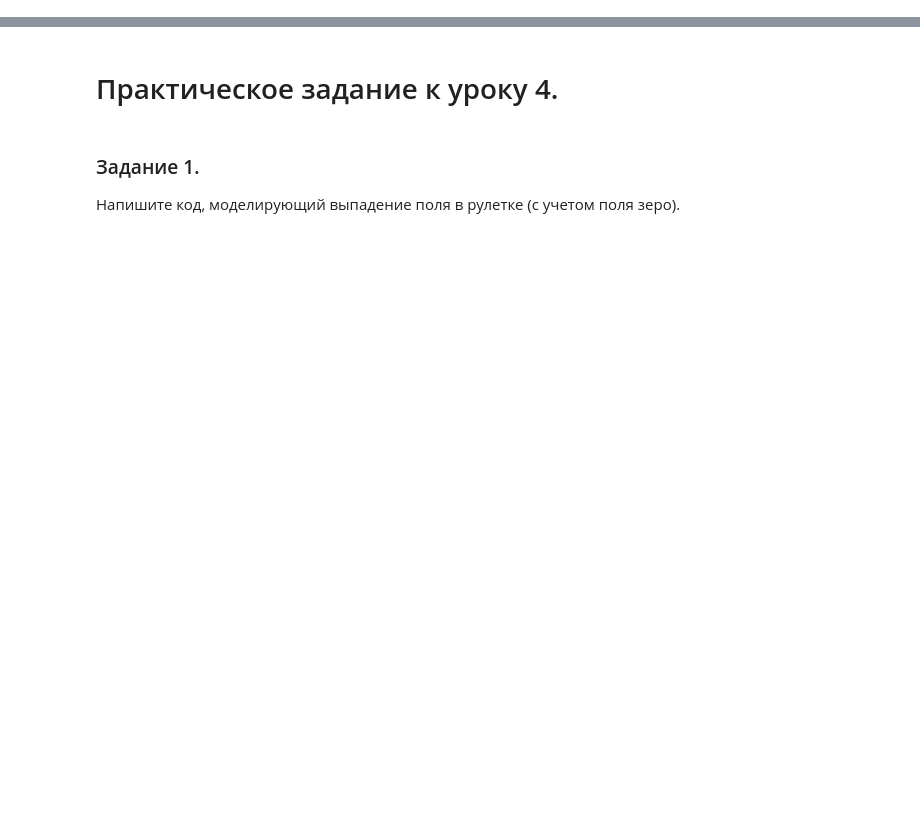
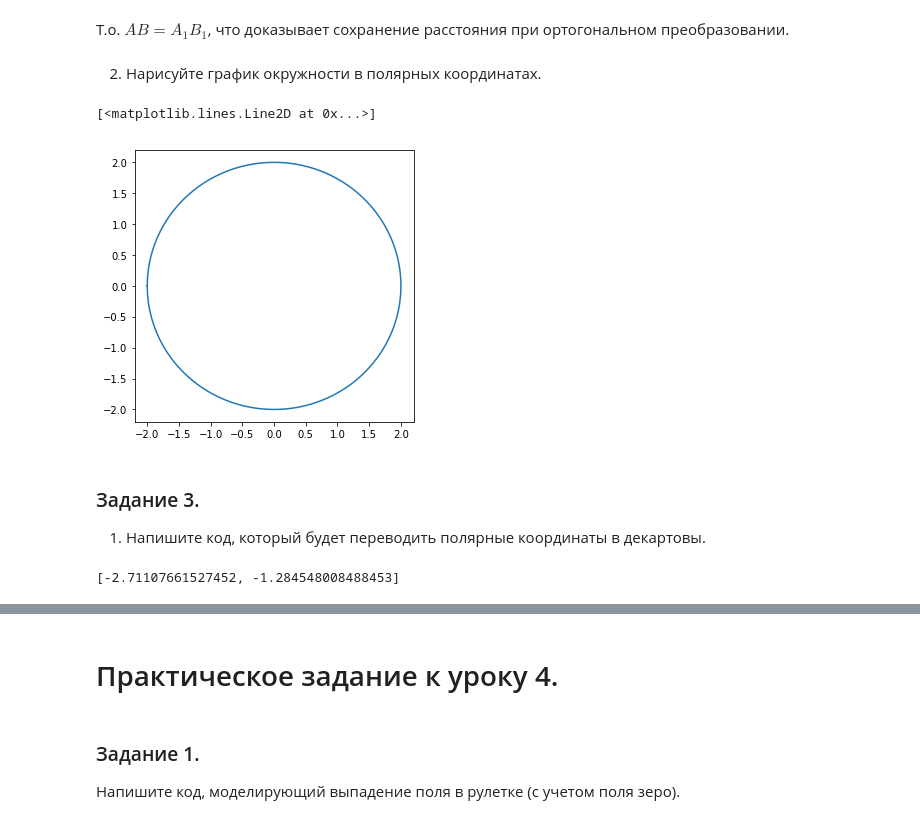
Before and after one commit to francuzovd/higher_mathematics, a Jupyter notebook: HW_lesson_2.ipynb, the cells around one changed output, grey strips where cells are left out. Cells and saved outputs as stored; diff of their text form; code cells hidden in the pictures; blank space fills up the shorter version.

```diff
--- a/HW_lesson_2.ipynb
+++ b/HW_lesson_2.ipynb
@@ -3,0 +40,25 @@ import matplotlib.pyplot as plt
+# %% [markdown]
+Т.о. $AB = A_{1}B_{1}$, что доказывает сохранение расстояния при ортогональном преобразовании.
+# %% [markdown]
+2. Нарисуйте график окружности в полярных координатах.
+# %%
+R = 2
+a = np.linspace(-np.pi, np.pi, 180)
+plt.figure(figsize=(5,5))
+plt.plot(R * np.cos(a), R * np.sin(a))
+# %% [output]
+[<matplotlib.lines.Line2D at 0x...>]
+[figure, added]
+# %% [markdown]
+### Задание 3.
+1. Напишите код, который будет переводить полярные координаты в декартовы.
+# %%
+def polar_to_decart(R, a):
+    x = R * np.cos(a)
+    y = R * np.sin(a)
+    return [x, y]
+
+A = polar_to_decart(3, 35)
+A
+# %% [output]
+[-2.71107661527452, -1.284548008488453]
```
Also changed, not shown: parts of 29 cells of this notebook.
